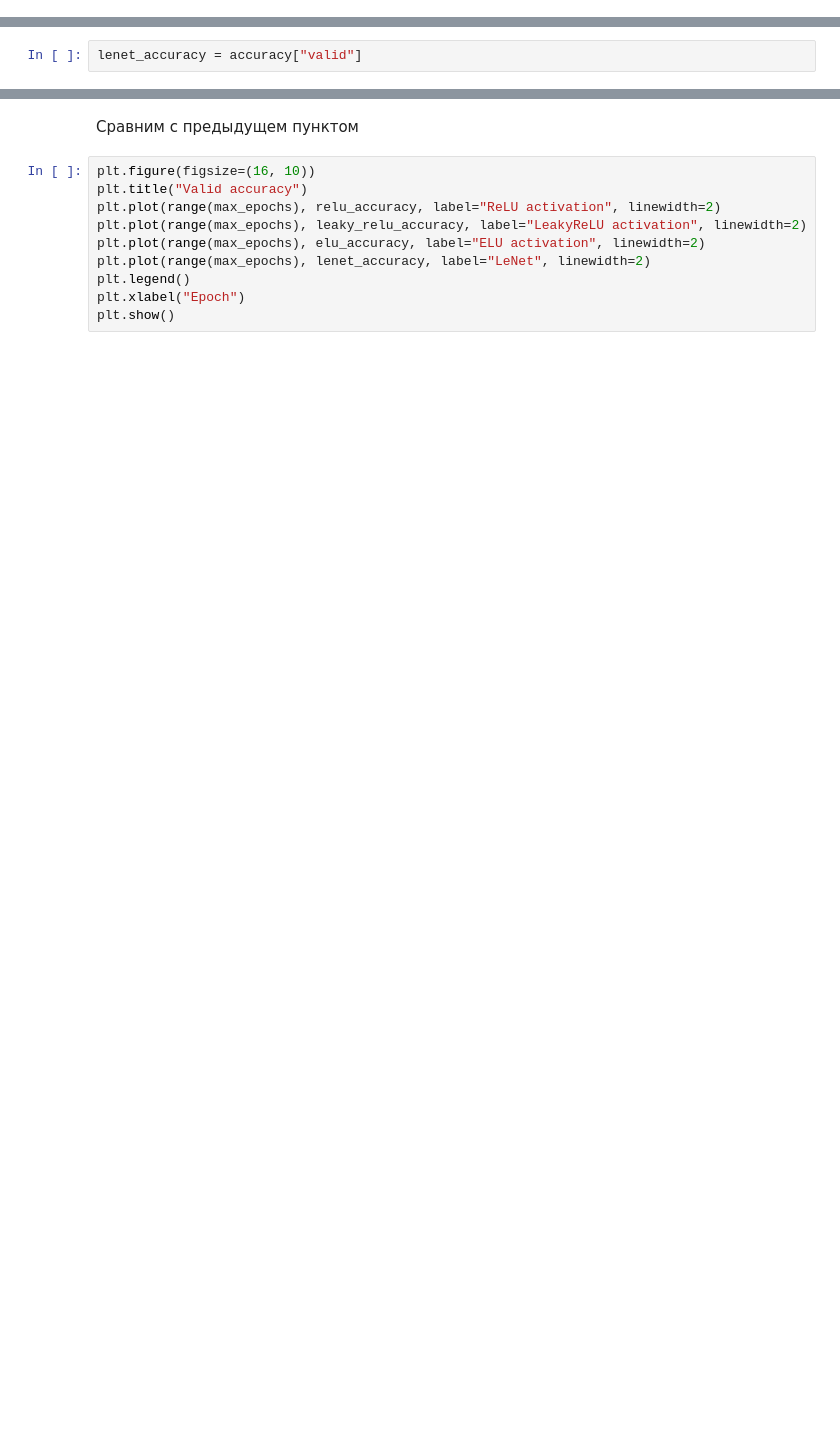
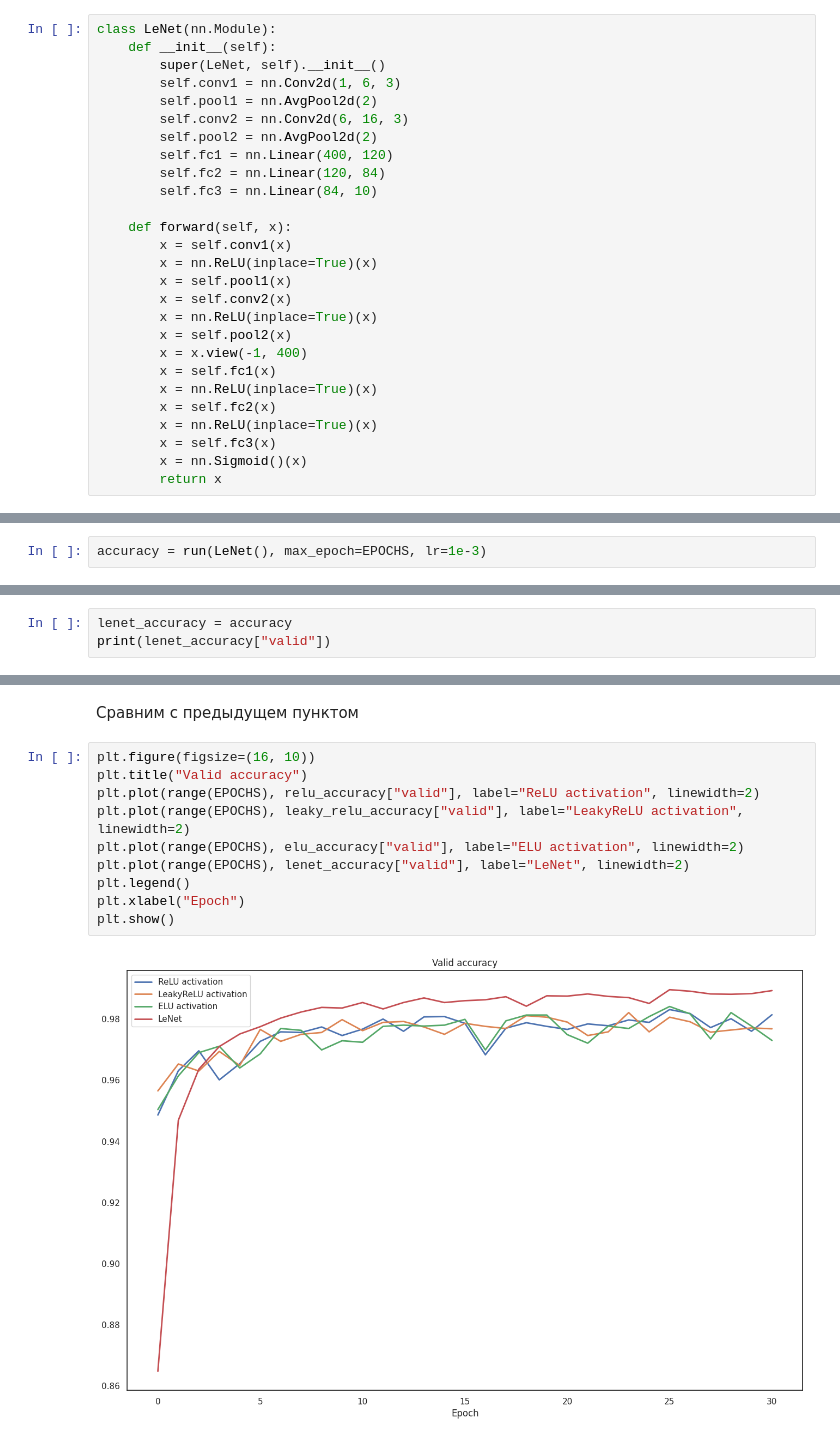
Before and after one commit to rinkorn/course-stepik-dl-advanced, a Jupyter notebook: hw11/[homework]dense_and_convolutional_nn.ipynb, the cells around one changed output, grey strips where cells are left out. Drawn from its saved outputs; the diff is of its cells as text; blank space fills up the shorter version.

```diff
--- a/hw11/[homework]dense_and_convolutional_nn.ipynb
+++ b/hw11/[homework]dense_and_convolutional_nn.ipynb
@@ -489,0 +575,27 @@ loaders = {"train": train_dataloader, "valid": valid_dataloader}
+# %%
+class LeNet(nn.Module):
+    def __init__(self):
+        super(LeNet, self).__init__()
+        self.conv1 = nn.Conv2d(1, 6, 3)
+        self.pool1 = nn.AvgPool2d(2)
+        self.conv2 = nn.Conv2d(6, 16, 3)
+        self.pool2 = nn.AvgPool2d(2)
+        self.fc1 = nn.Linear(400, 120)
+        self.fc2 = nn.Linear(120, 84)
+        self.fc3 = nn.Linear(84, 10)
+
+    def forward(self, x):
+        x = self.conv1(x)
+        x = nn.ReLU(inplace=True)(x)
+        x = self.pool1(x)
+        x = self.conv2(x)
+        x = nn.ReLU(inplace=True)(x)
+        x = self.pool2(x)
+        x = x.view(-1, 400)
+        x = self.fc1(x)
+        x = nn.ReLU(inplace=True)(x)
+        x = self.fc2(x)
+        x = nn.ReLU(inplace=True)(x)
+        x = self.fc3(x)
+        x = nn.Sigmoid()(x)
+        return x
@@ -494,0 +617,2 @@ loaders = {"train": train_dataloader, "valid": valid_dataloader}
+# %%
+accuracy = run(LeNet(), max_epoch=EPOCHS, lr=1e-3)
@@ -495,2 +634,3 @@ loaders = {"train": train_dataloader, "valid": valid_dataloader}
 # %%
-lenet_accuracy = accuracy["valid"]
+lenet_accuracy = accuracy
+print(lenet_accuracy["valid"])
@@ -499,13 +641,15 @@ lenet_accuracy = accuracy["valid"]
 # %%
 plt.figure(figsize=(16, 10))
 plt.title("Valid accuracy")
-plt.plot(range(max_epochs), relu_accuracy, label="ReLU activation", linewidth=2)
-plt.plot(range(max_epochs), leaky_relu_accuracy, label="LeakyReLU activation", linewidth=2)
-plt.plot(range(max_epochs), elu_accuracy, label="ELU activation", linewidth=2)
-plt.plot(range(max_epochs), lenet_accuracy, label="LeNet", linewidth=2)
+plt.plot(range(EPOCHS), relu_accuracy["valid"], label="ReLU activation", linewidth=2)
+plt.plot(range(EPOCHS), leaky_relu_accuracy["valid"], label="LeakyReLU activation", linewidth=2)
+plt.plot(range(EPOCHS), elu_accuracy["valid"], label="ELU activation", linewidth=2)
+plt.plot(range(EPOCHS), lenet_accuracy["valid"], label="LeNet", linewidth=2)
 plt.legend()
 plt.xlabel("Epoch")
 plt.show()
+# %% [output]
+[figure, added]
 # %% [markdown]
 **Вопрос 6**
 Какое `accuracy` получается после обучения с точностью до двух знаков после запятой?
```
Also changed, not shown: parts of 37 cells of this notebook, 12 other files.
